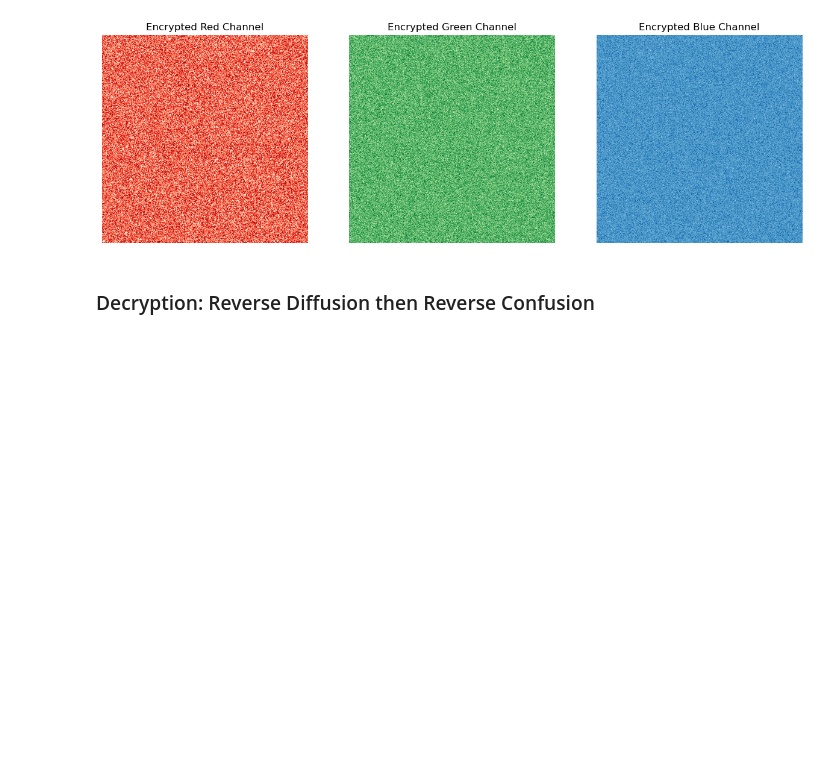
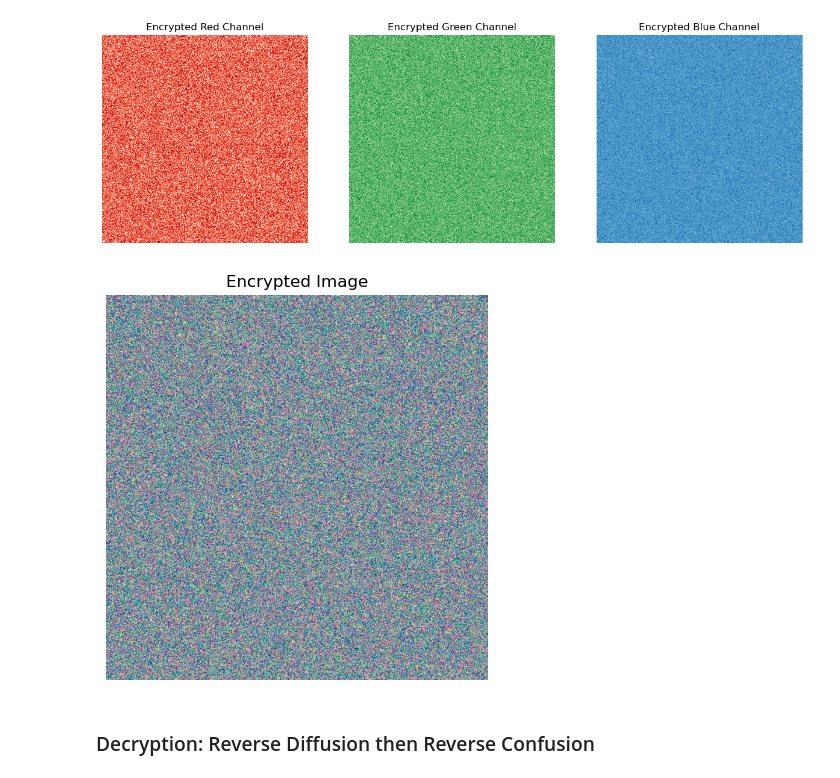
Before and after one commit to khaledkamr/image-encryption-decryption, a Jupyter notebook: image_encryption_decryption.ipynb, the cells around one changed output. Saved outputs shown, nothing was run; the diff lists cells and outputs as text; code cells hidden in the pictures; blank space fills up the shorter version.

Commit message:
encrypted image

```diff
--- a/image_encryption_decryption.ipynb
+++ b/image_encryption_decryption.ipynb
@@ -87,6 +87,17 @@ plt.savefig('imgs/encrypted_channels.png')
 plt.show()
 # %% [output]
 [figure]
+# %%
+reconstructed_image = np.stack([encrypted_r, encrypted_g, encrypted_b], axis=2)
+
+plt.figure(figsize=(5, 5))
+plt.imshow(reconstructed_image)
+plt.title('Encrypted Image')
+plt.axis('off')
+plt.savefig('imgs/encrypted_image.png')
+plt.show()
+# %% [output]
+[figure, added]
 # %% [markdown]
 ### Decryption: Reverse Diffusion then Reverse Confusion
 # %%
```
Also changed, not shown: 1 other file.
